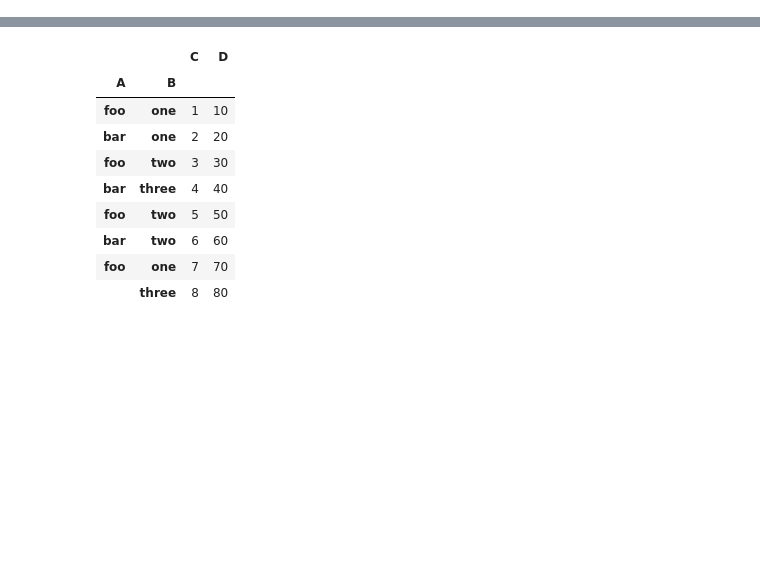
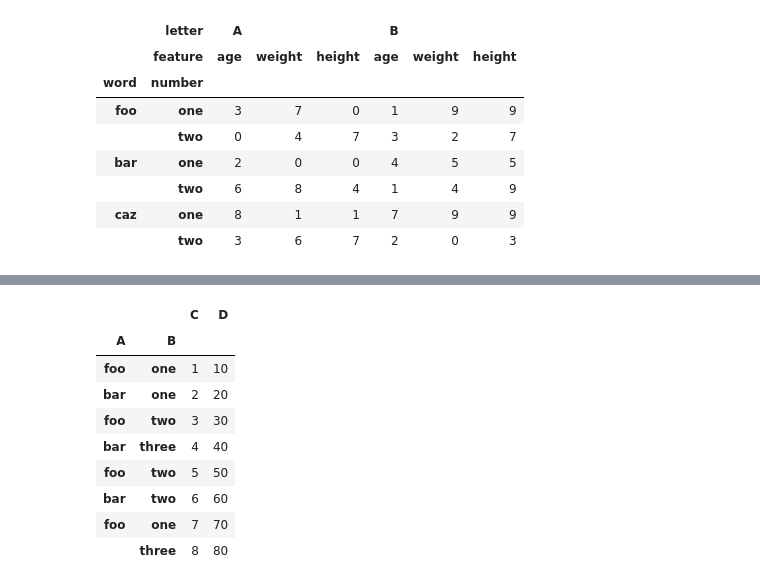
Before and after one commit to ZosoV/pandas_review, a Jupyter notebook: 003_multi_index.ipynb, the cells around one changed output, grey strips where cells are left out. Drawn from its saved outputs; the diff is of its cells as text; code cells hidden in the pictures; blank space fills up the shorter version.

```diff
--- a/003_multi_index.ipynb
+++ b/003_multi_index.ipynb
@@ -165,0 +202,27 @@ Specifically make it for slices() operator
+# %%
+index = pd.MultiIndex.from_product(
+    [["foo", "bar", "caz"], ["one", "two"]],
+    names=["word", "number"]
+)
+
+columns = pd.MultiIndex.from_product(
+    [["A","B"], ["age","weight","height"]],
+    names=["letter", "feature"]
+)
+
+df = pd.DataFrame(
+    data = np.random.randint(10, size = (6,6)),
+    index=index,
+    columns=columns
+)
+df
+# %% [output]
+|  | letter | A |  |  | B |  |  |
+|  | feature | age | weight | height | age | weight | height |
+| word | number |  |  |  |  |  |  |
+| foo | one | 3 | 7 | 0 | 1 | 9 | 9 |
+|  | two | 0 | 4 | 7 | 3 | 2 | 7 |
+| bar | one | 2 | 0 | 0 | 4 | 5 | 5 |
+|  | two | 6 | 8 | 4 | 1 | 4 | 9 |
+| caz | one | 8 | 1 | 1 | 7 | 9 | 9 |
+|  | two | 3 | 6 | 7 | 2 | 0 | 3 |
```
Also changed, not shown: parts of 56 cells of this notebook, 5 other files.
